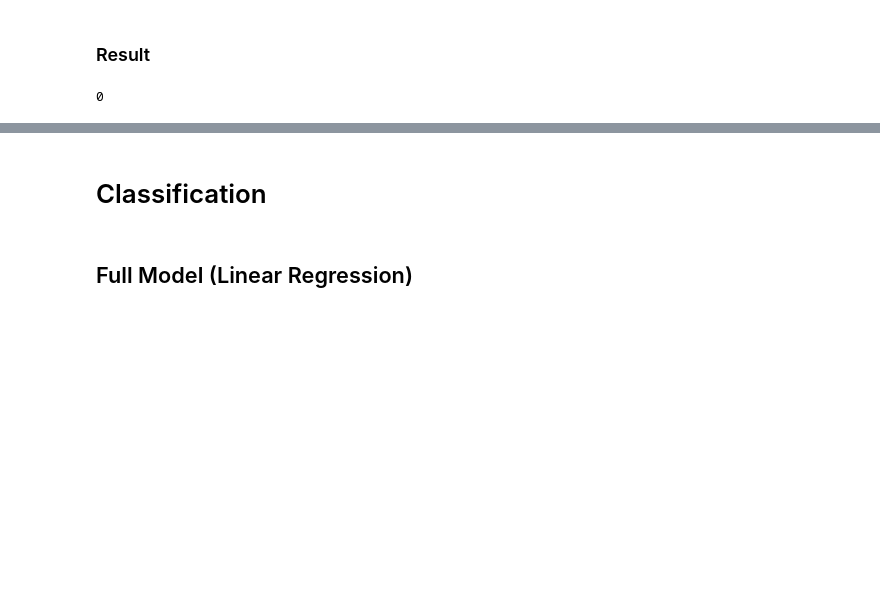
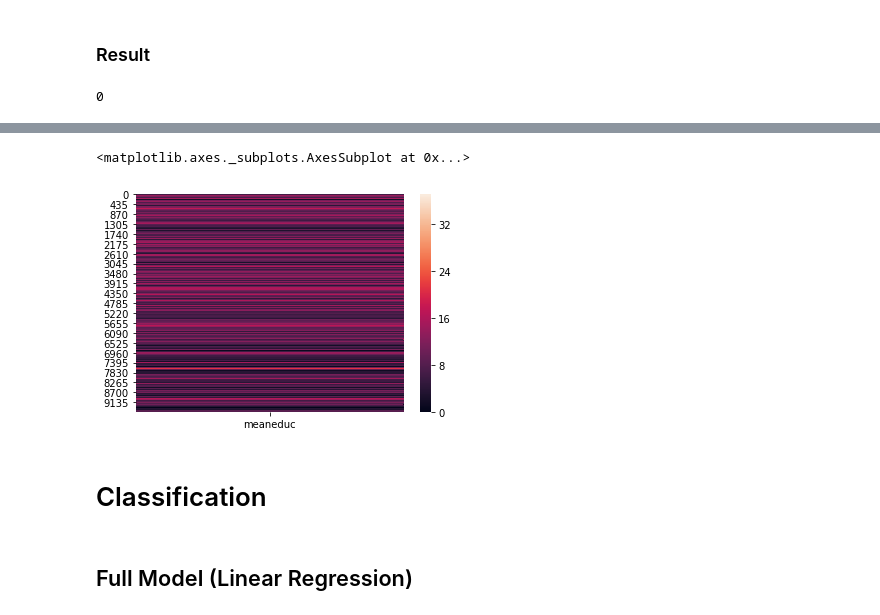
Before and after one commit to nemasobhani/Kaggle-Costa-Rican-Poverty-Prediction, a Jupyter notebook: master_report.ipynb, the cells around one changed output, grey strips where cells are left out. Drawn from its saved outputs; the diff is of its cells as text; code cells hidden in the pictures; blank space fills up the shorter version.

```diff
--- a/master_report.ipynb
+++ b/master_report.ipynb
@@ -442,3 +536,10 @@ df.isna().sum().sum()
+# %%
+#selection = SelectFromModel(xgb_model, threshold=0.0, prefit=True)
+#selected_dataset = selection.transform(X)
+sns.heatmap(X)
+# %% [output]
+<matplotlib.axes._subplots.AxesSubplot at 0x...>
+[figure, added]
 # %% [markdown]
 # Classification
 # %% [markdown]
```
Also changed, not shown: parts of 20 cells of this notebook.
